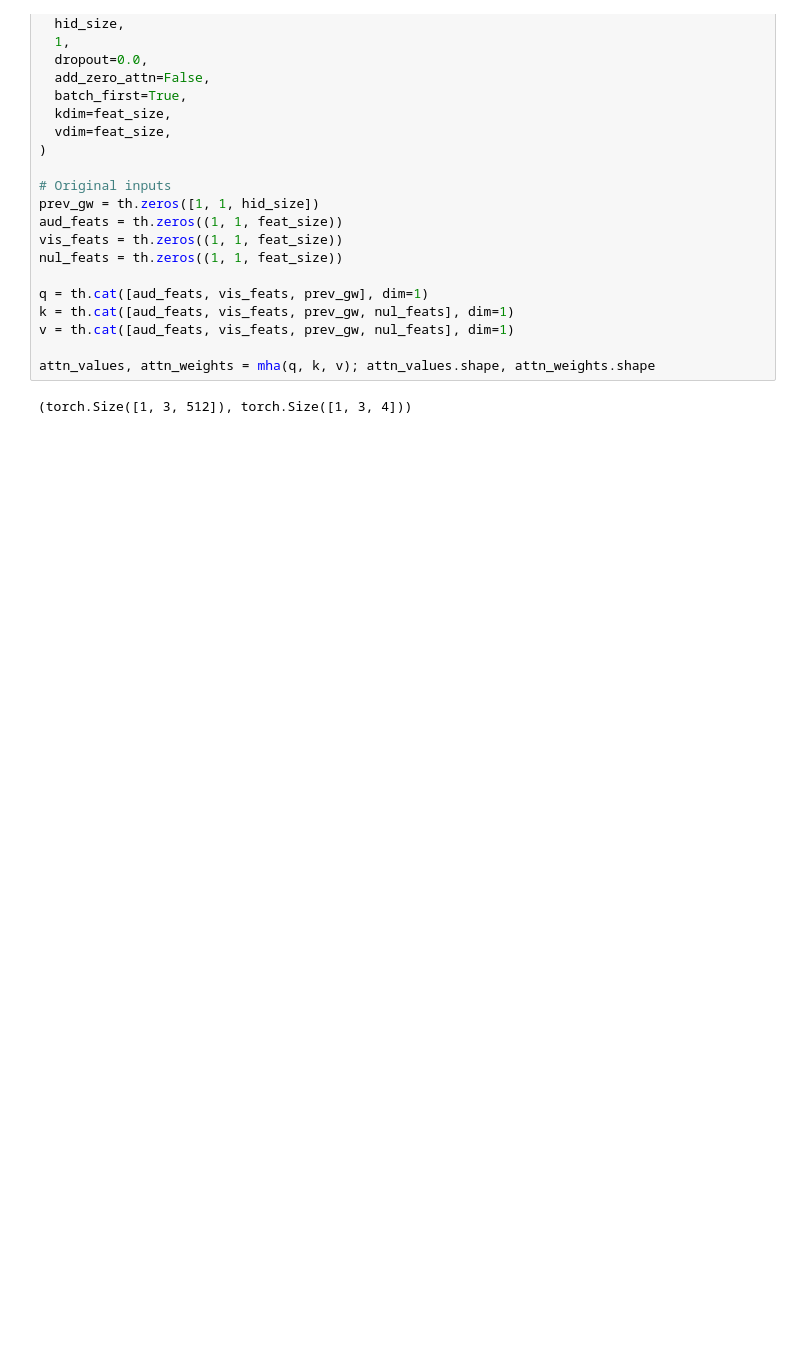
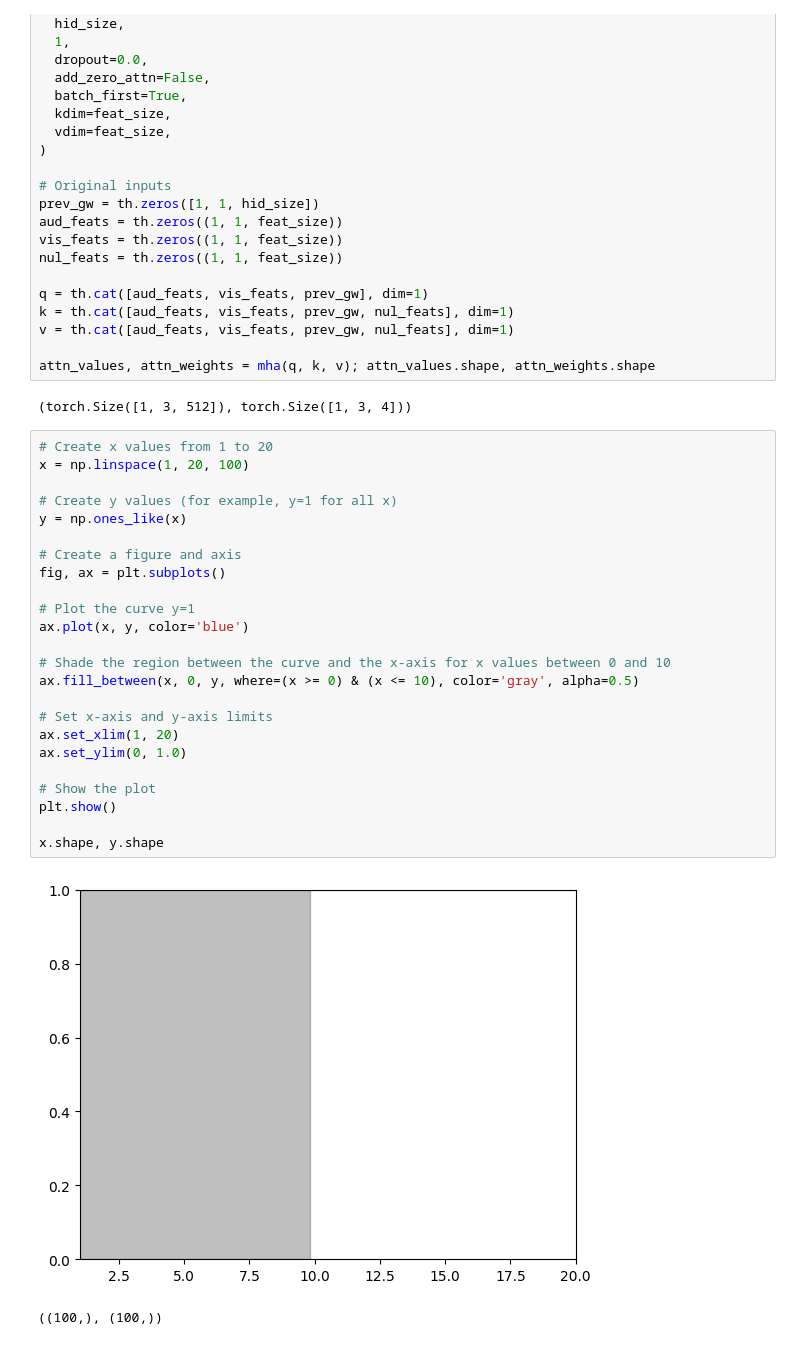
Before and after one commit to arayabrain/multimodal-global-workspace-agent, a Jupyter notebook: ppo/SAVI_v3_Analysis.ipynb, the cells around one changed output. Drawn from its saved outputs; the diff is of its cells as text; blank space fills up the shorter version.

```diff
--- a/ppo/SAVI_v3_Analysis.ipynb
+++ b/ppo/SAVI_v3_Analysis.ipynb
@@ -2056,3 +2076,30 @@ v = th.cat([aud_feats, vis_feats, prev_gw, nul_feats], dim=1)
 attn_values, attn_weights = mha(q, k, v); attn_values.shape, attn_weights.shape
 # %% [output]
 (torch.Size([1, 3, 512]), torch.Size([1, 3, 4]))
+# %%
+# Create x values from 1 to 20
+x = np.linspace(1, 20, 100)
+
+# Create y values (for example, y=1 for all x)
+y = np.ones_like(x)
+
+# Create a figure and axis
+fig, ax = plt.subplots()
+
+# Plot the curve y=1
+ax.plot(x, y, color='blue')
+
+# Shade the region between the curve and the x-axis for x values between 0 and 10
+ax.fill_between(x, 0, y, where=(x >= 0) & (x <= 10), color='gray', alpha=0.5)
+
+# Set x-axis and y-axis limits
+ax.set_xlim(1, 20)
+ax.set_ylim(0, 1.0)
+
+# Show the plot
+plt.show()
+
+x.shape, y.shape
+# %% [output]
+[figure, added]
+((100,), (100,))
```
Also changed, not shown: parts of 10 cells of this notebook.
